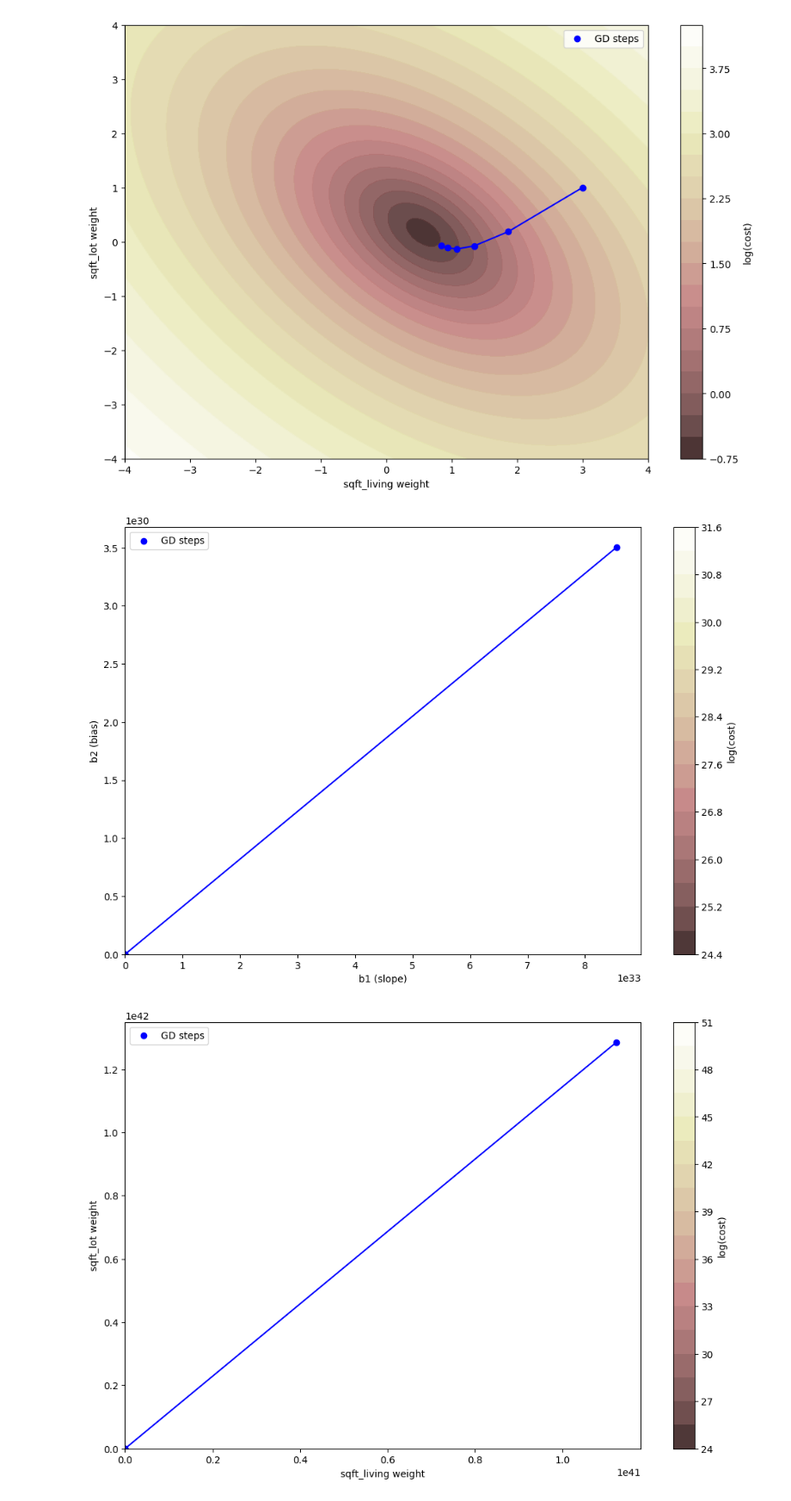
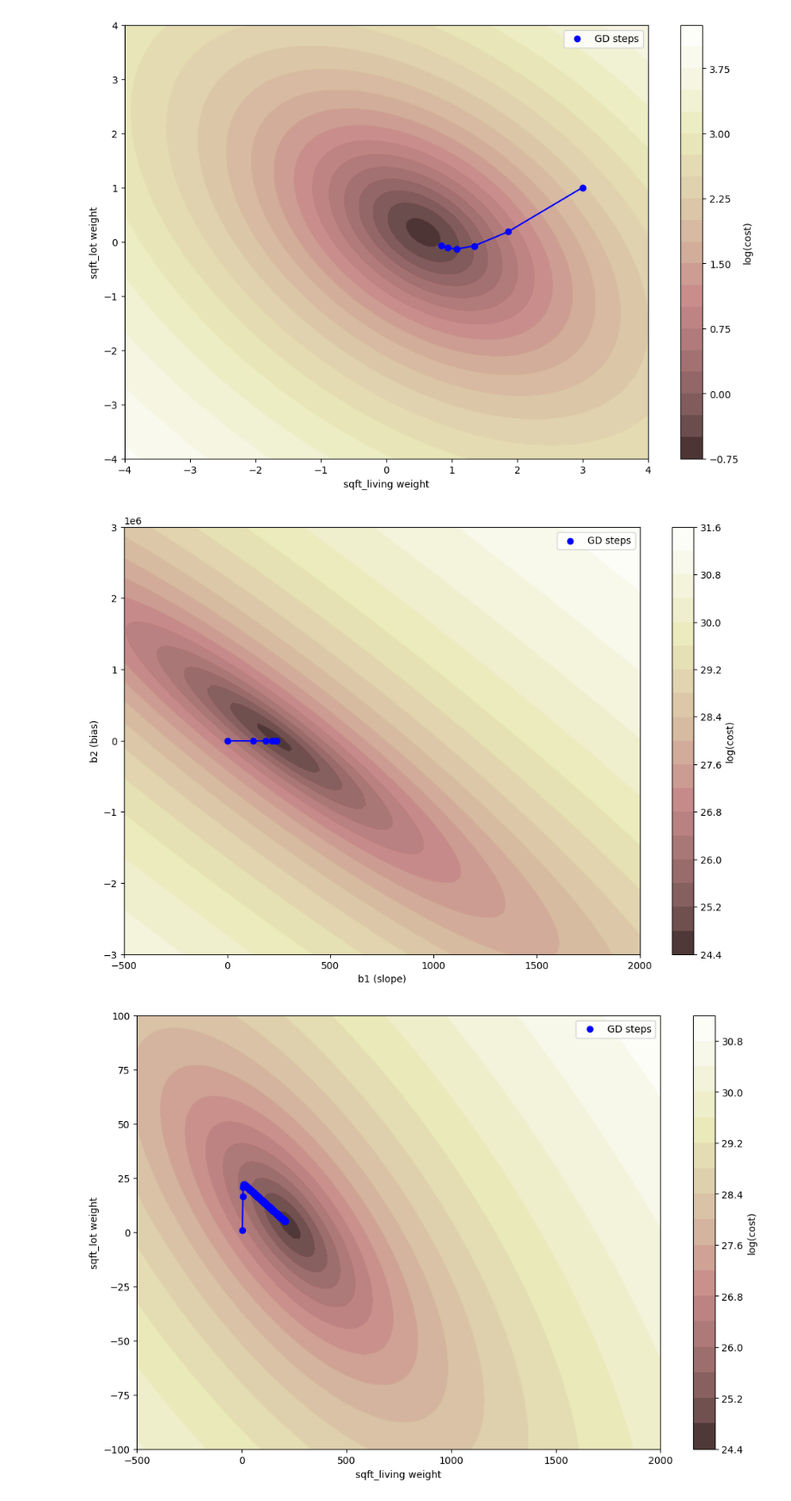
Before and after one commit to MichalKosciolek/Introduction-to-Data-Analysis, a Jupyter notebook: Assignment_3.ipynb, the cells around one changed output. Shown at 86% size. Drawn from its saved outputs; the diff is of its cells as text; code cells hidden in the pictures.

```diff
--- a/Assignment_3.ipynb
+++ b/Assignment_3.ipynb
@@ -428,7 +428,7 @@ plt.figure(figsize=(12,8))
 
 b_ = np.array([3, 2]).reshape(-1, 1)
 b_vectors = []
-lr = 0.2
+lr = 0.00000005
 
 for i in range(0, 6):
   b_vectors.append(b_)
@@ -447,7 +447,7 @@ plt.ylabel("b2 (bias)")
 plt.legend()
 plt.show()
 # %% [output]
-[figure, old version]
+[figure, new version]
 # %%
 #c)
 X_sqft_li = house_df.sqft_living.values.reshape(-1,1)[:100]
@@ -458,37 +458,37 @@ X_stack = np.hstack((X_sqft_li, X_sqft_lo))
 #Bias Part
 nb_of_bs = 101 # compute the cost nb_of_bs times in each dimension
 b1 = np.linspace(-500, 2000, num=nb_of_bs) # slope coefficient
-b2 = np.linspace(-3e6, 3e6, num=nb_of_bs) # bias
+b2 = np.linspace(-1e2, 1e2, num=nb_of_bs) # bias
 b_x, b_y = np.meshgrid(b1, b2) # generate grid
 cost_arr_2d = np.zeros((nb_of_bs, nb_of_bs)) # initialize cost matrix
 
 # Fill the cost matrix for each combination of coefficients
 for i in range(nb_of_bs):
     for j in range(nb_of_bs):
         cost_arr_2d[i,j] = cost(predict(np.array([[b_x[i,j]], [b_y[i,j]]]), X_stack) , y)
 
 
 plt.figure(figsize=(12,8))
 
 b_ = np.array([3, 1]).reshape(-1, 1)
 b_vectors = []
-lr = 0.2
+lr = 0.000000001
 
-for i in range(0, 6):
+for i in range(0, 501):
   b_vectors.append(b_)
   b_ = gradient_descent_step(b_, X_stack, y, lr)
 
 b_x_values = [x[0] for x in b_vectors]
 b_y_values = [y[1] for y in b_vectors]
 
 plt.contourf(b_x, b_y, np.log(cost_arr_2d), 20, alpha=0.9, cmap=cm.pink)
 cbar = plt.colorbar()
 plt.scatter(b_x_values, b_y_values, label='GD steps', color='blue')
 plt.plot(b_x_values, b_y_values, color='blue')
 cbar.ax.set_ylabel('log(cost)')
 plt.xlabel("sqft_living weight")
 plt.ylabel("sqft_lot weight")
 plt.legend()
 plt.show()
 # %% [output]
-[figure, old version]
+[figure, new version]
```
